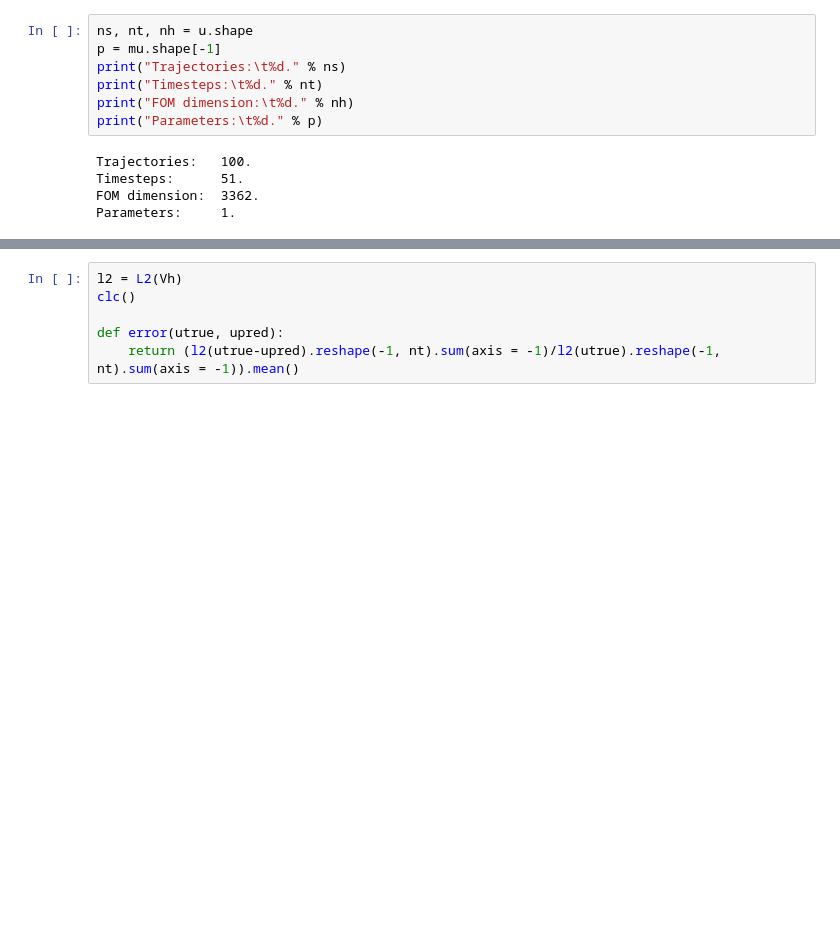
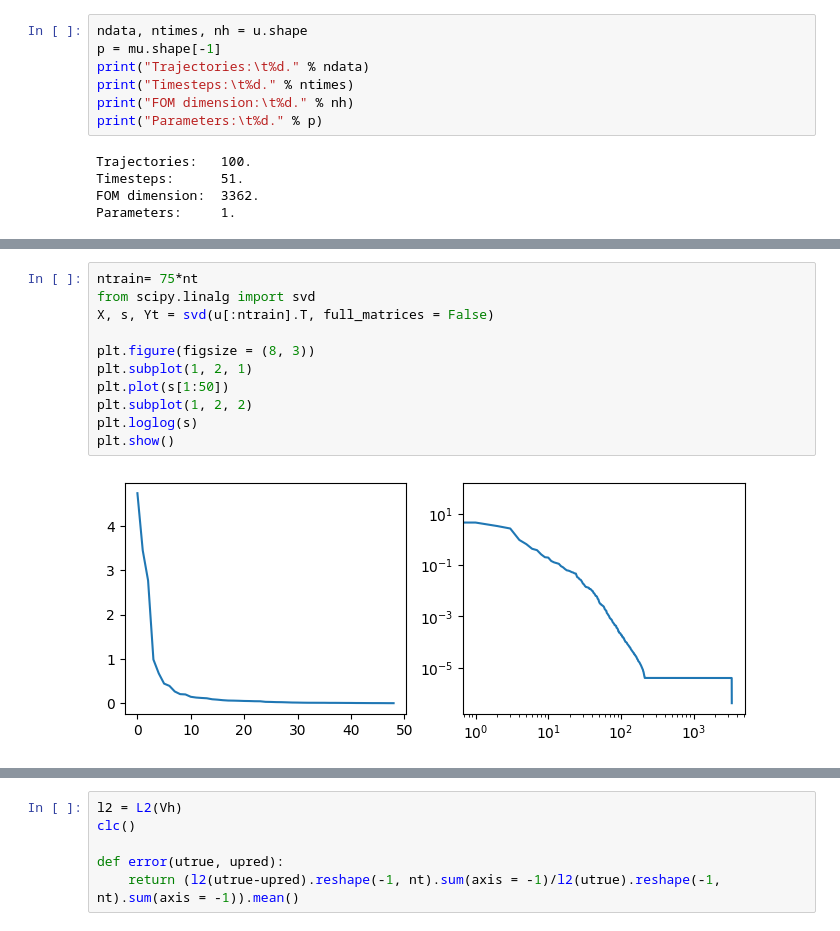
Before and after one commit to Mahshad-RM/MOR, a Jupyter notebook: assignment/exercise_2_stunt_training_facility/Assig.ipynb, the cells around one changed output, grey strips where cells are left out. Cells and saved outputs as stored; diff of their text form; blank space fills up the shorter version.

```diff
--- a/assignments/exercise_2_linear_elasticity/Assignments_AE_Sindy(Part_2).ipynb
+++ b/assignment/exercise_2_stunt_training_facility/Assig.ipynb
@@ -71,10 +69,10 @@ for i, ti in enumerate([0, 10, 15]):
 # %% [output]
 [figure]
 # %%
-ns, nt, nh = u.shape
+ndata, ntimes, nh = u.shape
 p = mu.shape[-1]
-print("Trajectories:\t%d." % ns)
-print("Timesteps:\t%d." % nt)
+print("Trajectories:\t%d." % ndata)
+print("Timesteps:\t%d." % ntimes)
 print("FOM dimension:\t%d." % nh)
 print("Parameters:\t%d." % p)
 # %% [output]
@@ -84,0 +120,13 @@ Parameters:     1.
+# %%
+ntrain= 75*nt
+from scipy.linalg import svd
+X, s, Yt = svd(u[:ntrain].T, full_matrices = False)
+
+plt.figure(figsize = (8, 3))
+plt.subplot(1, 2, 1)
+plt.plot(s[1:50])
+plt.subplot(1, 2, 2)
+plt.loglog(s)
+plt.show()
+# %% [output]
+[figure, added]
```
Also changed, not shown: parts of 42 cells of this notebook, 31 other files.
